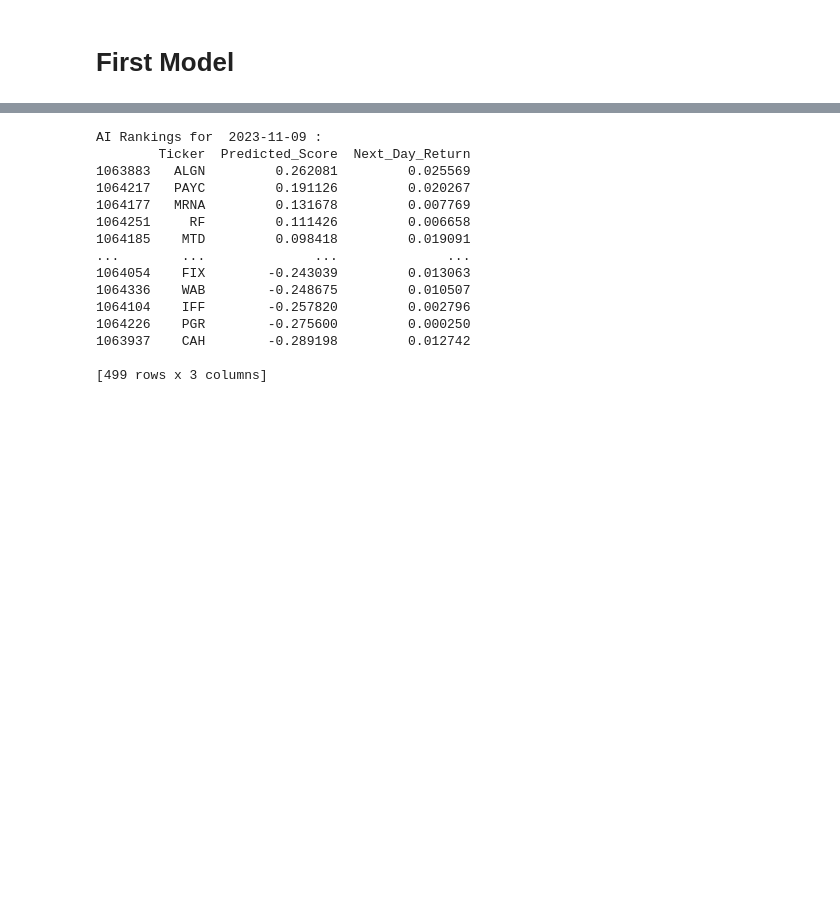
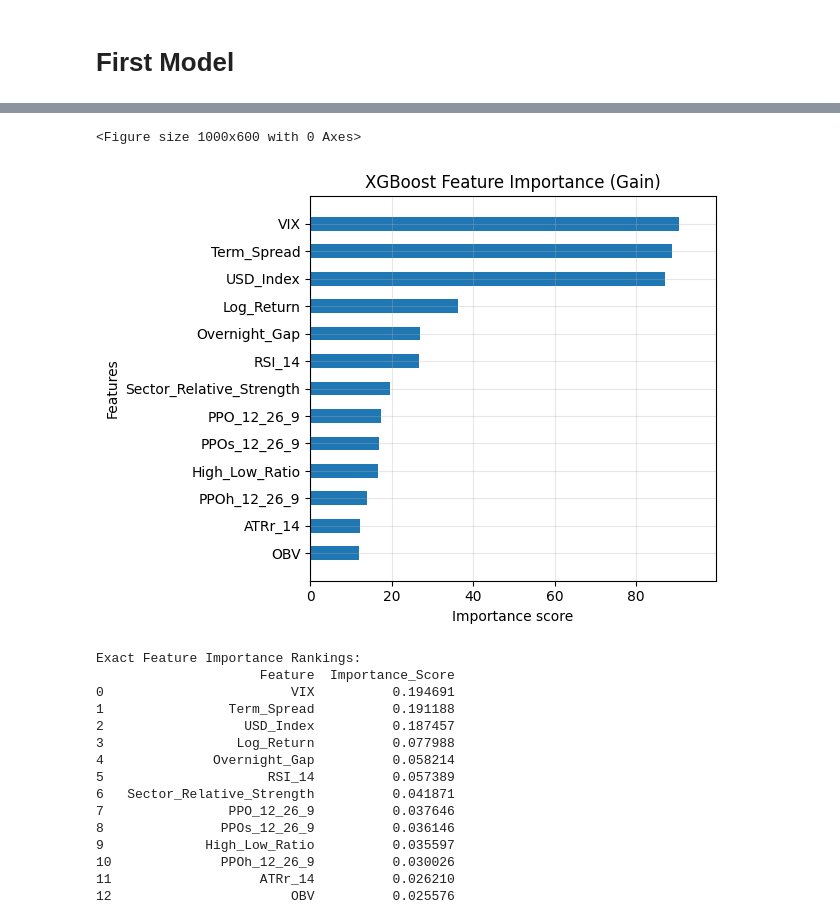
Before and after one commit to ajoneswp-bit/finance_project, a Jupyter notebook: main.ipynb, the cells around one changed output, grey strips where cells are left out. Saved outputs shown, nothing was run; the diff lists cells and outputs as text; code cells hidden in the pictures; blank space fills up the shorter version.

```diff
--- a/main.ipynb
+++ b/main.ipynb
@@ -279,22 +252,45 @@ Average Daily Return of Top Pick:       0.206%
-# %%
-test_date = '2023-11-09'
-sample_day = test_data_eval[test_data_eval['Date'] == test_date]
-sample_day_sorted = sample_day.sort_values(by='Predicted_Score', ascending=False)
-print("\nAI Rankings for ", test_date, ":")
-print(sample_day_sorted[['Ticker', 'Predicted_Score', 'Next_Day_Return']])
-# %% [output]
-AI Rankings for  2023-11-09 :
-        Ticker  Predicted_Score  Next_Day_Return
-1063883   ALGN         0.262081         0.025569
-1064217   PAYC         0.191126         0.020267
-1064177   MRNA         0.131678         0.007769
-1064251     RF         0.111426         0.006658
-1064185    MTD         0.098418         0.019091
-...        ...              ...              ...
-1064054    FIX        -0.243039         0.013063
-1064336    WAB        -0.248675         0.010507
-1064104    IFF        -0.257820         0.002796
-1064226    PGR        -0.275600         0.000250
-1063937    CAH        -0.289198         0.012742
-
-[499 rows x 3 columns]
+# %%
+# ==========================================
+# 1. VISUALIZE FEATURE IMPORTANCE
+# ==========================================
+plt.figure(figsize=(10, 6))
+
+# We use importance_type='gain' because it measures the actual improvement in accuracy a feature brings
+xgb.plot_importance(classifier, importance_type='gain', max_num_features=15, height=0.5, show_values=False)
+plt.title('XGBoost Feature Importance (Gain)')
+plt.grid(alpha=0.3)
+plt.tight_layout()
+plt.show()
+
+# ==========================================
+# 2. CREATE A CLEAN DATAFRAME
+# ==========================================
+# Extract the raw importance percentages
+importance_df = pd.DataFrame({
+    'Feature': features,
+    'Importance_Score': classifier.feature_importances_
+})
+
+# Sort them from most important to least important
+importance_df = importance_df.sort_values(by='Importance_Score', ascending=False).reset_index(drop=True)
+
+print("\nExact Feature Importance Rankings:")
+print(importance_df)
+# %% [output]
+<Figure size 1000x600 with 0 Axes>
+[figure, added]
+Exact Feature Importance Rankings:
+                     Feature  Importance_Score
+0                        VIX          0.194691
+1                Term_Spread          0.191188
+2                  USD_Index          0.187457
+3                 Log_Return          0.077988
+4              Overnight_Gap          0.058214
+5                     RSI_14          0.057389
+6   Sector_Relative_Strength          0.041871
+7                PPO_12_26_9          0.037646
+8               PPOs_12_26_9          0.036146
+9             High_Low_Ratio          0.035597
+10              PPOh_12_26_9          0.030026
+11                   ATRr_14          0.026210
+12                       OBV          0.025576
```
Also changed, not shown: parts of 7 cells of this notebook.
